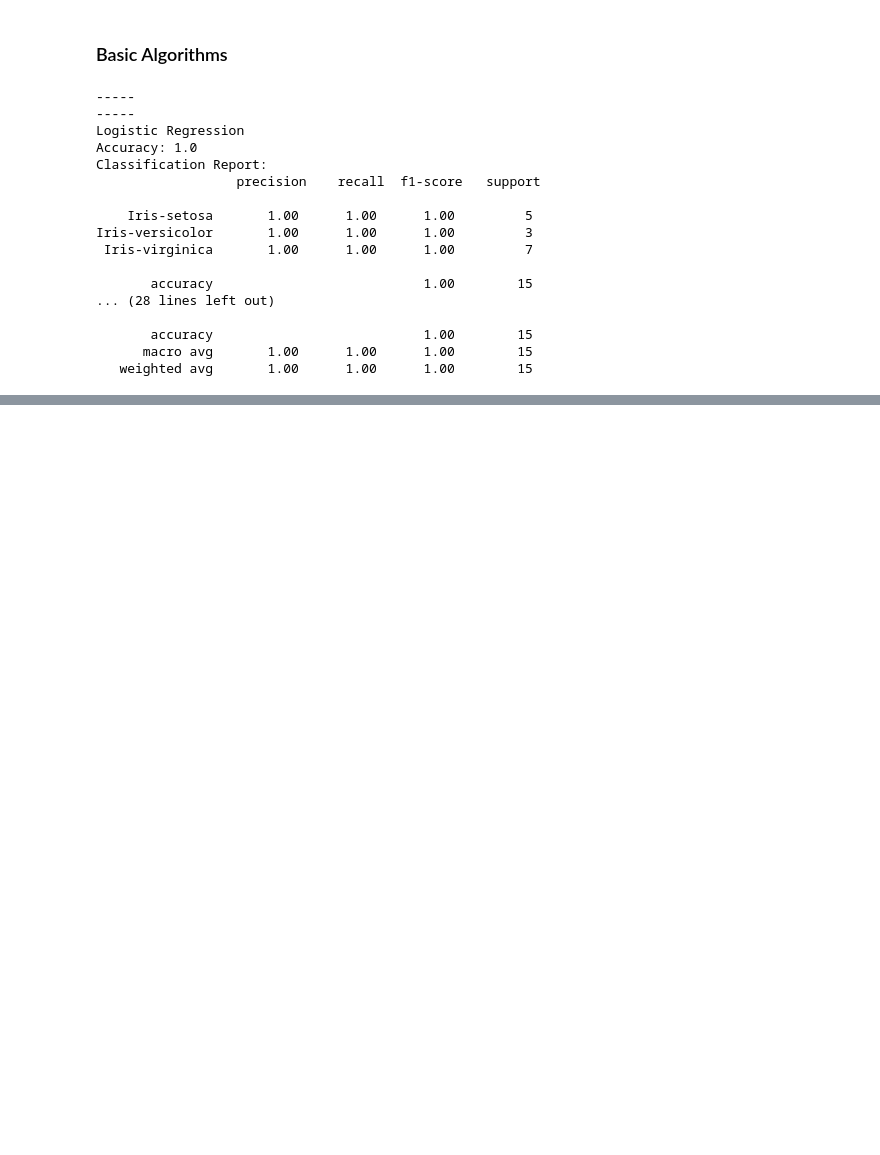
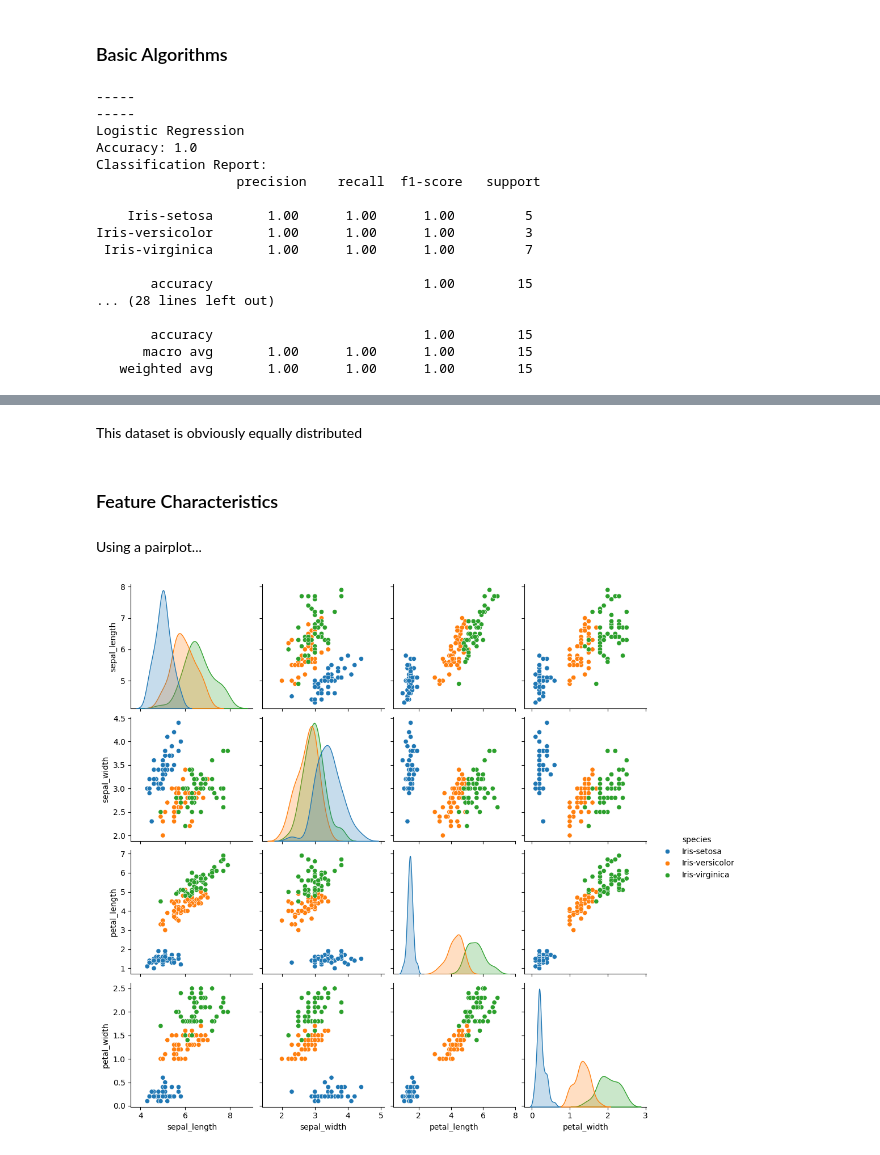
Before and after one commit to JoshuaPaul-lasisi/Iris-Flower-Classification, a Jupyter notebook: notebook.ipynb, the cells around one changed output, grey strips where cells are left out. Cells and saved outputs as stored; diff of their text form; code cells hidden in the pictures; blank space fills up the shorter version.

```diff
--- a/notebook.ipynb
+++ b/notebook.ipynb
@@ -154,0 +152,11 @@ Iris-versicolor       1.00      1.00      1.00         6
+# %% [markdown]
+This dataset is obviously equally distributed
+# %% [markdown]
+### Feature Characteristics
+# %% [markdown]
+Using a pairplot...
+# %%
+sns.pairplot(iris, hue='species')
+plt.show()
+# %% [output]
+[figure, added]
```
Also changed, not shown: parts of 7 cells of this notebook.
